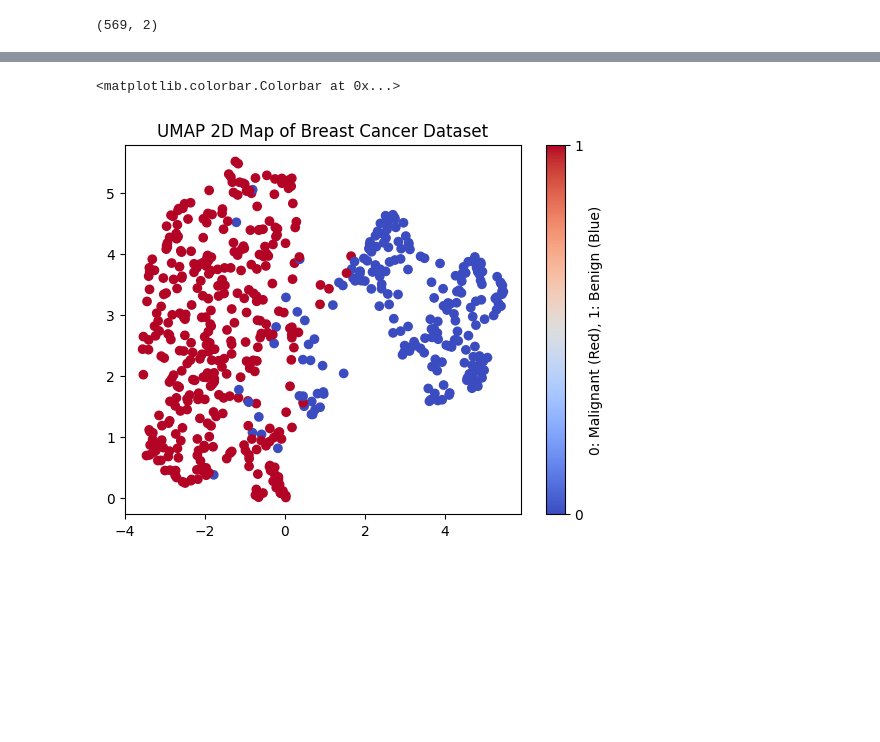
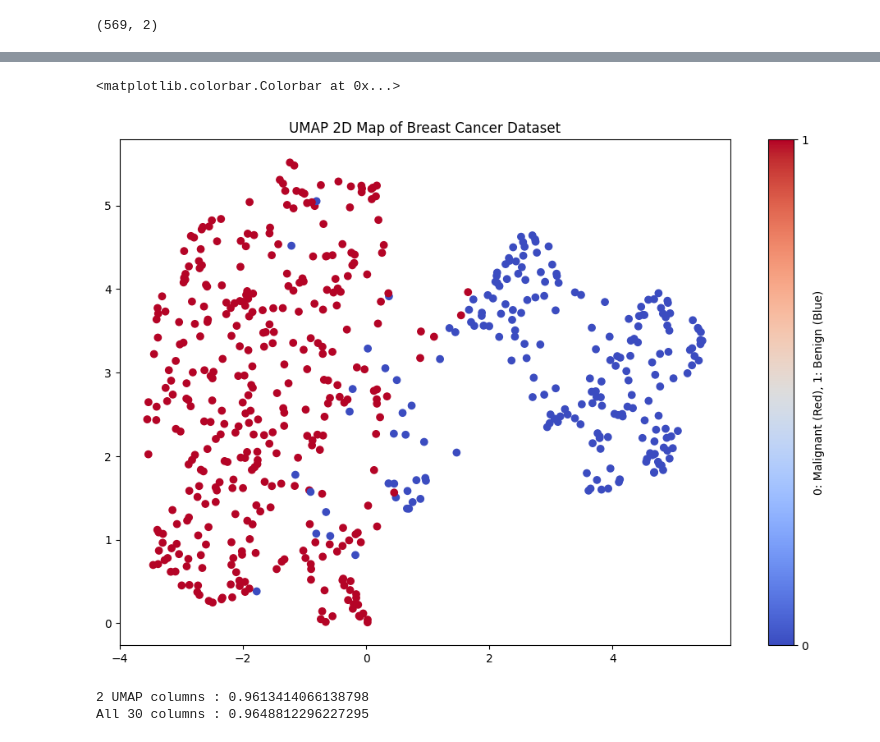
Before and after one commit to Mamun-75/Python-For-Data-Science-and-Machine-Learning, a Jupyter notebook: UMAP(Uniform_Manifold_Approximation_and_Projection).ipynb, the cells around one changed output, grey strips where cells are left out. Saved outputs shown, nothing was run; the diff lists cells and outputs as text; code cells hidden in the pictures; blank space fills up the shorter version.

```diff
--- a/UMAP(Uniform_Manifold_Approximation_and_Projection).ipynb
+++ b/UMAP(Uniform_Manifold_Approximation_and_Projection).ipynb
@@ -180,7 +179,19 @@ plt.figure(figsize=(10,6))
 # %%
+plt.figure(figsize=(12,8))
 plt.scatter(umap_results[:,0],umap_results[:,1],c=cancer['target'],cmap='coolwarm')
 plt.title('UMAP 2D Map of Breast Cancer Dataset')
 plt.colorbar(ticks=[0, 1], label='0: Malignant (Red), 1: Benign (Blue)')
 # %% [output]
 <matplotlib.colorbar.Colorbar at 0x...>
-[figure, old version]
+[figure, new version]
+# %%
+from sklearn.neighbors import KNeighborsClassifier
+from sklearn.model_selection import cross_val_score, StratifiedKFold
+
+knn = KNeighborsClassifier(n_neighbors=5)
+cv = StratifiedKFold(n_splits=5, shuffle=True, random_state=0)
+print('2 UMAP columns :', cross_val_score(knn, x_umap,    cancer['target'], cv=cv).mean())
+print('All 30 columns :', cross_val_score(knn, scaled_df, cancer['target'], cv=cv).mean())
+# %% [output]
+2 UMAP columns : 0.9613414066138798
+All 30 columns : 0.9648812296227295
```
Also changed, not shown: parts of 2 cells of this notebook.
